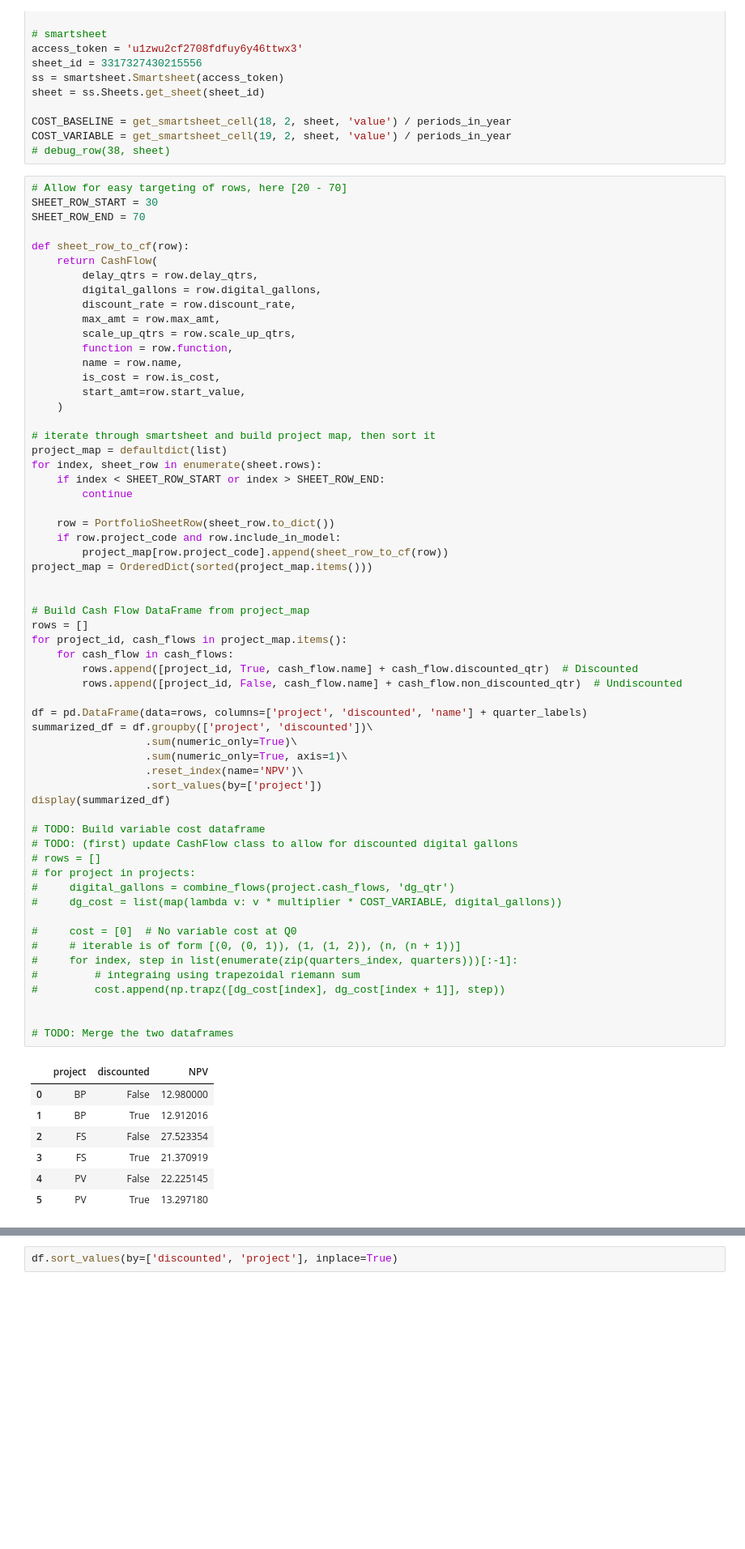
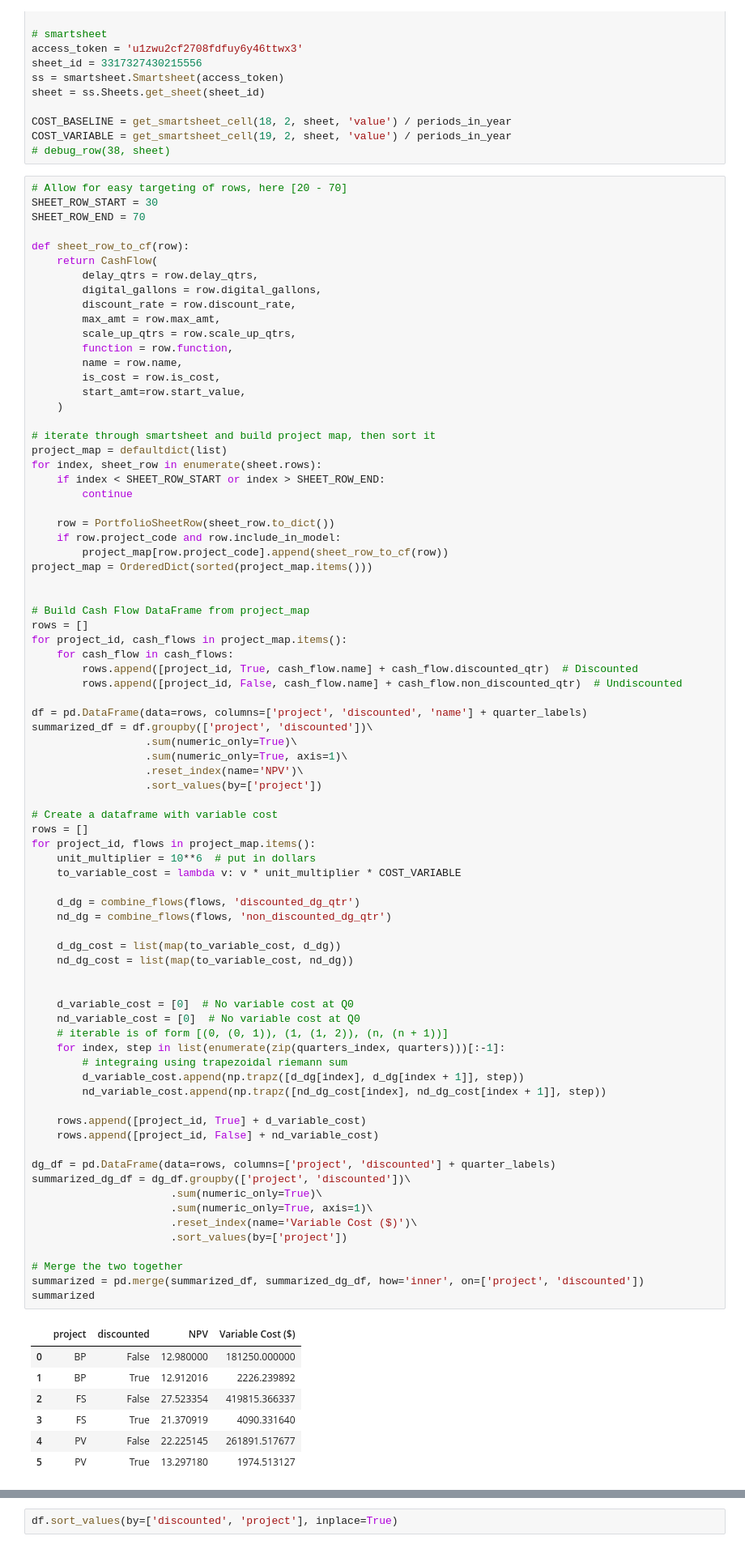
Before and after one commit to ldnelso2/portfolio, a Jupyter notebook: nz_portfolio_dashboard.ipynb, the cells around one changed output, grey strips where cells are left out. Shown at 81% size. Cells and saved outputs as stored; diff of their text form; blank space fills up the shorter version.

Commit message:
add variable cost to summary table

```diff
--- a/nz_portfolio_dashboard.ipynb
+++ b/nz_portfolio_dashboard.ipynb
@@ -53,53 +53,71 @@ def sheet_row_to_cf(row):
 # iterate through smartsheet and build project map, then sort it
 project_map = defaultdict(list)
 for index, sheet_row in enumerate(sheet.rows):
     if index < SHEET_ROW_START or index > SHEET_ROW_END:
         continue
 
     row = PortfolioSheetRow(sheet_row.to_dict())
     if row.project_code and row.include_in_model:
         project_map[row.project_code].append(sheet_row_to_cf(row))
 project_map = OrderedDict(sorted(project_map.items()))
 
 
 # Build Cash Flow DataFrame from project_map
 rows = []
 for project_id, cash_flows in project_map.items():
     for cash_flow in cash_flows:
         rows.append([project_id, True, cash_flow.name] + cash_flow.discounted_qtr)  # Discounted
         rows.append([project_id, False, cash_flow.name] + cash_flow.non_discounted_qtr)  # Undiscounted
 
 df = pd.DataFrame(data=rows, columns=['project', 'discounted', 'name'] + quarter_labels)
 summarized_df = df.groupby(['project', 'discounted'])\
                   .sum(numeric_only=True)\
                   .sum(numeric_only=True, axis=1)\
                   .reset_index(name='NPV')\
                   .sort_values(by=['project'])
-display(summarized_df)
 
-# TODO: Build variable cost dataframe
-# TODO: (first) update CashFlow class to allow for discounted digital gallons
-# rows = []
-# for project in projects:
-#     digital_gallons = combine_flows(project.cash_flows, 'dg_qtr')
-#     dg_cost = list(map(lambda v: v * multiplier * COST_VARIABLE, digital_gallons))
+# Create a dataframe with variable cost
+rows = []
+for project_id, flows in project_map.items():
+    unit_multiplier = 10**6  # put in dollars
+    to_variable_cost = lambda v: v * unit_multiplier * COST_VARIABLE
 
-#     cost = [0]  # No variable cost at Q0
-#     # iterable is of form [(0, (0, 1)), (1, (1, 2)), (n, (n + 1))]
-#     for index, step in list(enumerate(zip(quarters_index, quarters)))[:-1]:
-#         # integraing using trapezoidal riemann sum
-#         cost.append(np.trapz([dg_cost[index], dg_cost[index + 1]], step))
+    d_dg = combine_flows(flows, 'discounted_dg_qtr')
+    nd_dg = combine_flows(flows, 'non_discounted_dg_qtr')
+
+    d_dg_cost = list(map(to_variable_cost, d_dg))
+    nd_dg_cost = list(map(to_variable_cost, nd_dg))
 
 
-# TODO: Merge the two dataframes
+    d_variable_cost = [0]  # No variable cost at Q0
+    nd_variable_cost = [0]  # No variable cost at Q0
+    # iterable is of form [(0, (0, 1)), (1, (1, 2)), (n, (n + 1))]
+    for index, step in list(enumerate(zip(quarters_index, quarters)))[:-1]:
+        # integraing using trapezoidal riemann sum
+        d_variable_cost.append(np.trapz([d_dg[index], d_dg[index + 1]], step))
+        nd_variable_cost.append(np.trapz([nd_dg_cost[index], nd_dg_cost[index + 1]], step))
+
+    rows.append([project_id, True] + d_variable_cost)
+    rows.append([project_id, False] + nd_variable_cost)
+
+dg_df = pd.DataFrame(data=rows, columns=['project', 'discounted'] + quarter_labels)
+summarized_dg_df = dg_df.groupby(['project', 'discounted'])\
+                      .sum(numeric_only=True)\
+                      .sum(numeric_only=True, axis=1)\
+                      .reset_index(name='Variable Cost ($)')\
+                      .sort_values(by=['project'])
+
+# Merge the two together
+summarized = pd.merge(summarized_df, summarized_dg_df, how='inner', on=['project', 'discounted'])
+summarized
 # %% [output]
-|  | project | discounted | NPV |
-| 0 | BP | False | 12.980000 |
-| 1 | BP | True | 12.912016 |
-| 2 | FS | False | 27.523354 |
-| 3 | FS | True | 21.370919 |
-| 4 | PV | False | 22.225145 |
-| 5 | PV | True | 13.297180 |
+|  | project | discounted | NPV | Variable Cost ($) |
+| 0 | BP | False | 12.980000 | 181250.000000 |
+| 1 | BP | True | 12.912016 | 2226.239892 |
+| 2 | FS | False | 27.523354 | 419815.366337 |
+| 3 | FS | True | 21.370919 | 4090.331640 |
+| 4 | PV | False | 22.225145 | 261891.517677 |
+| 5 | PV | True | 13.297180 | 1974.513127 |
 # %%
 def gen_label(row):
     postfix = '_discounted' if row['discounted'] else ''
```
Also changed, not shown: parts of 1 cell of this notebook.
